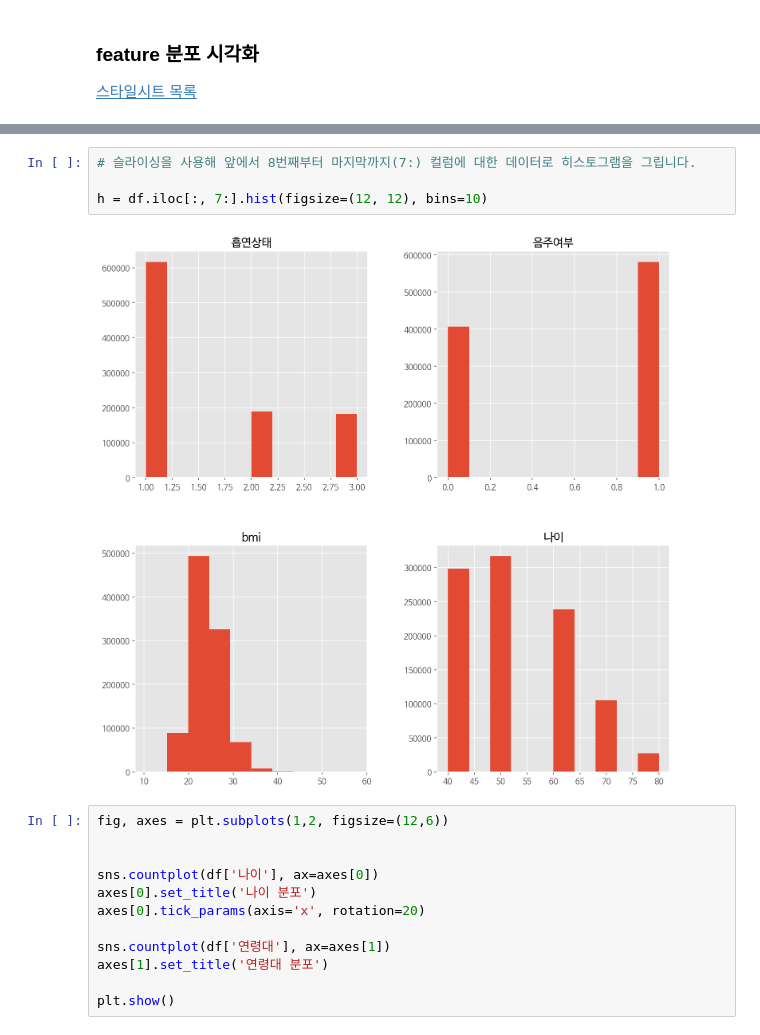
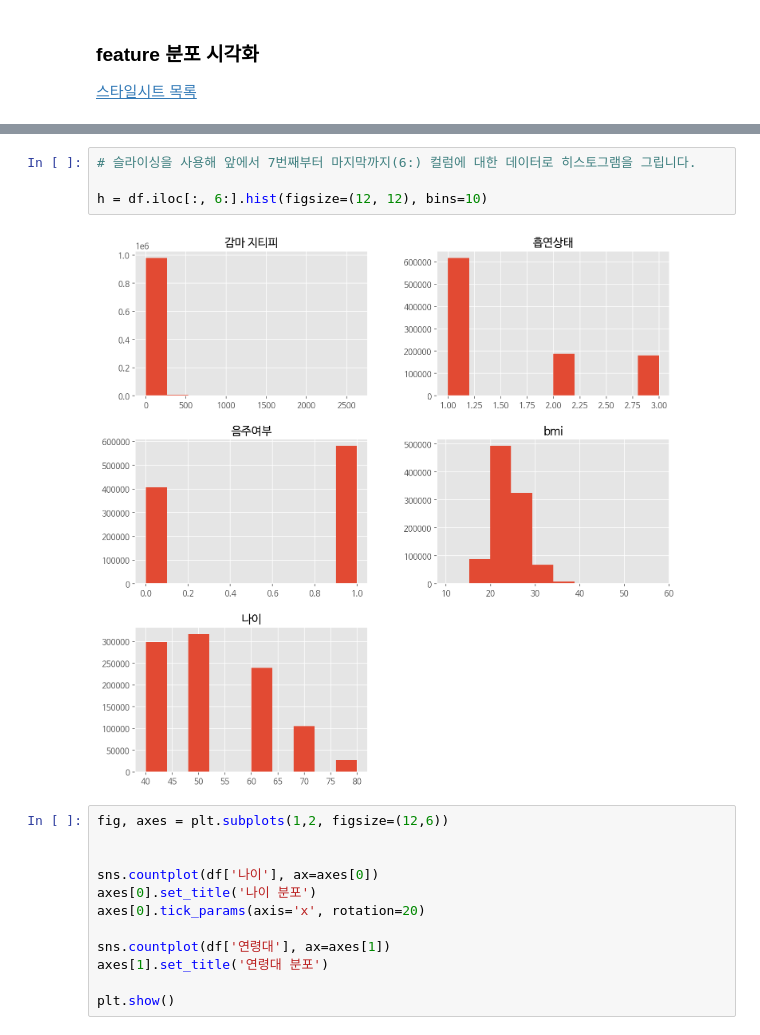
Before and after one commit to LAGABI44/Project-AIFFELTHON, a Jupyter notebook: 데이터 재가공/데이터 재가공_이봄.ipynb, the cells around one changed output, grey strips where cells are left out. Drawn from its saved outputs; the diff is of its cells as text.

```diff
--- a/데이터 재가공/데이터 재가공_이봄.ipynb
+++ b/데이터 재가공/데이터 재가공_이봄.ipynb
@@ -459,9 +459,9 @@ h = df.iloc[:, :7].hist(figsize=(12, 12))
 # %%
-# 슬라이싱을 사용해 앞에서 8번째부터 마지막까지(7:) 컬럼에 대한 데이터로 히스토그램을 그립니다.
+# 슬라이싱을 사용해 앞에서 7번째부터 마지막까지(6:) 컬럼에 대한 데이터로 히스토그램을 그립니다.
 
-h = df.iloc[:, 7:].hist(figsize=(12, 12), bins=10)
+h = df.iloc[:, 6:].hist(figsize=(12, 12), bins=10)
 # %% [output]
-[figure, old version]
+[figure, new version]
 # %%
 fig, axes = plt.subplots(1,2, figsize=(12,6))
 
```
Also changed, not shown: parts of 6 cells of this notebook.
